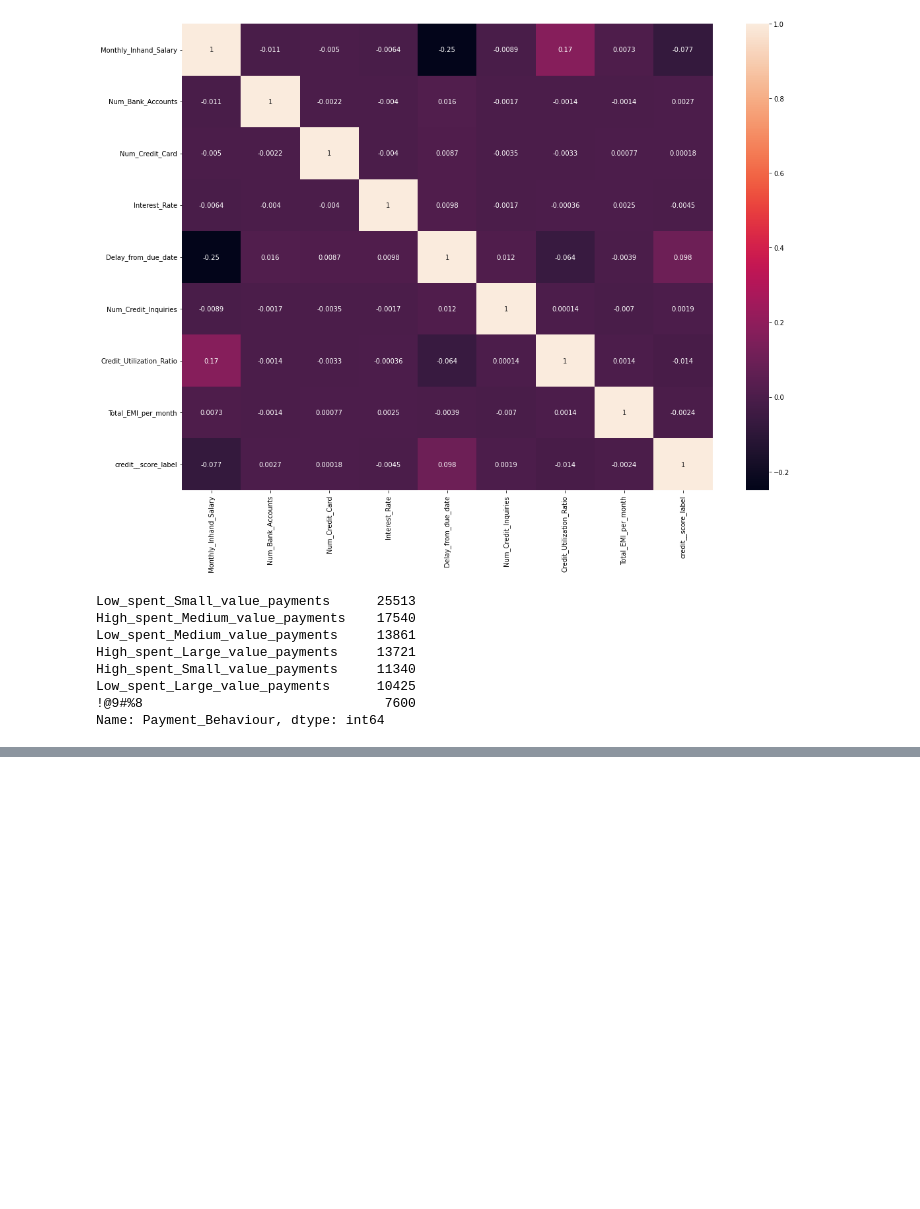
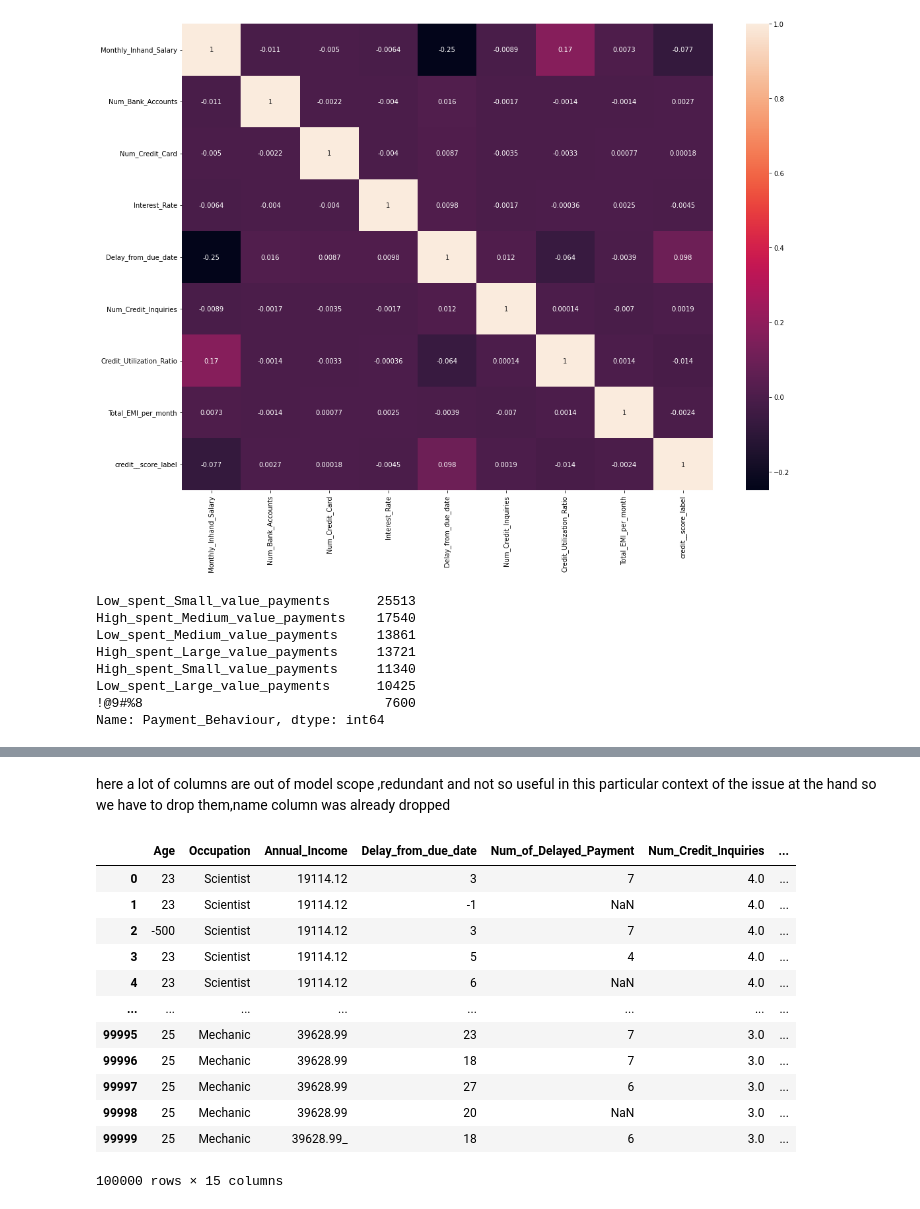
Before and after one commit to 80396-B2/Credit_Score_Prediction, a Jupyter notebook: main.ipynb, the cells around one changed output, grey strips where cells are left out. Drawn from its saved outputs; the diff is of its cells as text; code cells hidden in the pictures; blank space fills up the shorter version.

```diff
--- a/main.ipynb
+++ b/main.ipynb
@@ -204,0 +285,22 @@ Name: Payment_Behaviour, dtype: int64
+# %% [markdown]
+here a lot of columns are out of model scope ,redundant and not so useful in this particular context of the issue at the hand so we have to drop them,name column was already dropped
+# %%
+#Drop the column
+
+drop_df = df.drop(['ID','Customer_ID','Month','SSN','Monthly_Inhand_Salary','Num_Bank_Accounts','Num_Credit_Card',
+         'Interest_Rate','Num_of_Loan','Type_of_Loan','Changed_Credit_Limit','Amount_invested_monthly'], axis=1).copy()
+drop_df
+# %% [output]
+|  | Age | Occupation | Annual_Income | Delay_from_due_date | Num_of_Delayed_Payment | Num_Credit_Inquiries | ... |
+| 0 | 23 | Scientist | 19114.12 | 3 | 7 | 4.0 | ... |
+| 1 | 23 | Scientist | 19114.12 | -1 | NaN | 4.0 | ... |
+| 2 | -500 | Scientist | 19114.12 | 3 | 7 | 4.0 | ... |
+| 3 | 23 | Scientist | 19114.12 | 5 | 4 | 4.0 | ... |
+| 4 | 23 | Scientist | 19114.12 | 6 | NaN | 4.0 | ... |
+| ... | ... | ... | ... | ... | ... | ... | ... |
+| 99995 | 25 | Mechanic | 39628.99 | 23 | 7 | 3.0 | ... |
+| 99996 | 25 | Mechanic | 39628.99 | 18 | 7 | 3.0 | ... |
+| 99997 | 25 | Mechanic | 39628.99 | 27 | 6 | 3.0 | ... |
+| 99998 | 25 | Mechanic | 39628.99 | 20 | NaN | 3.0 | ... |
+| 99999 | 25 | Mechanic | 39628.99_ | 18 | 6 | 3.0 | ... |
+100000 rows × 15 columns
```
Also changed, not shown: parts of 5 cells of this notebook.
